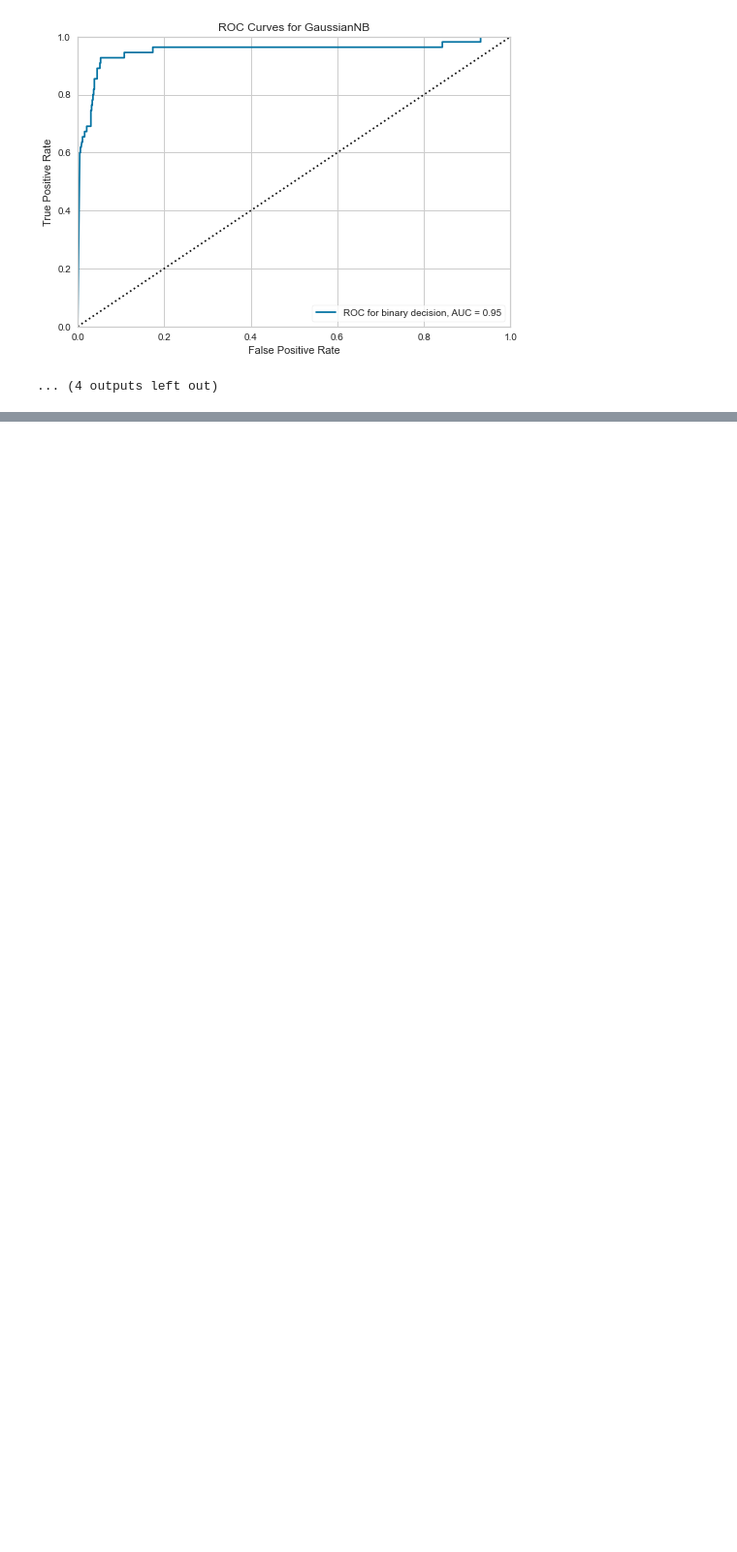
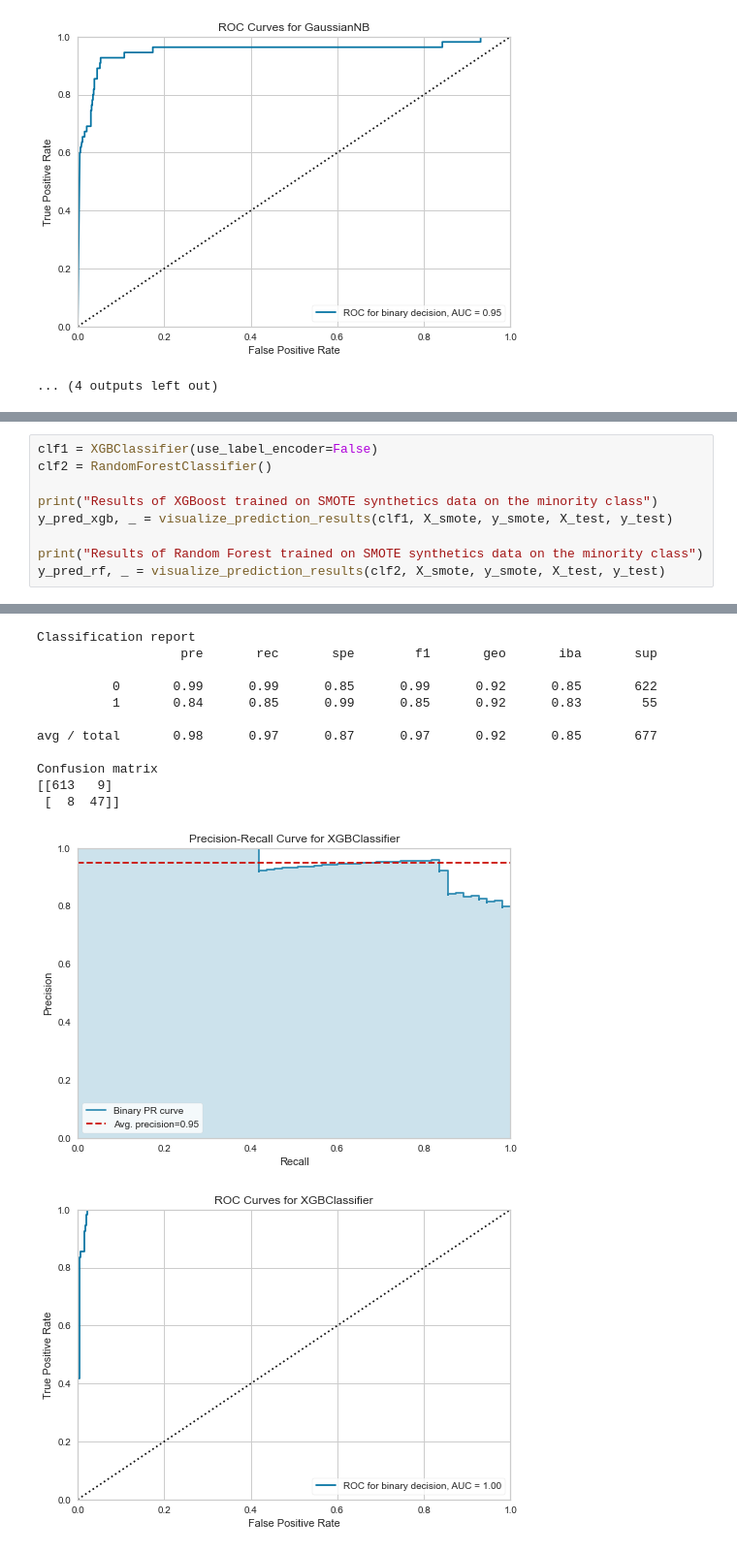
Before and after one commit to foukonana/campaign_result_prediction, a Jupyter notebook: Analysis/part3.ipynb, the cells around one changed output, grey strips where cells are left out. Shown: that part at 97% size. Drawn from its saved outputs; the diff is of its cells as text; blank space fills up the shorter version.

```diff
--- a/Analysis/part3.ipynb
+++ b/Analysis/part3.ipynb
@@ -225,0 +295,10 @@ Confusion matrix
+# %%
+clf1 = XGBClassifier(use_label_encoder=False)
+clf2 = RandomForestClassifier()
+
+print("Results of XGBoost trained on SMOTE synthetics data on the minority class")
+y_pred_xgb, _ = visualize_prediction_results(clf1, X_smote, y_smote, X_test, y_test)
+
+print("Results of Random Forest trained on SMOTE synthetics data on the minority class")
+y_pred_rf, _ = visualize_prediction_results(clf2, X_smote, y_smote, X_test, y_test)
+# %% [output]
@@ -225,0 +307,13 @@ Confusion matrix
+Classification report
+                   pre       rec       spe        f1       geo       iba       sup
+
+          0       0.99      0.99      0.85      0.99      0.92      0.85       622
+          1       0.84      0.85      0.99      0.85      0.92      0.83        55
+
+avg / total       0.98      0.97      0.87      0.97      0.92      0.85       677
+
+Confusion matrix
+[[613   9]
+ [  8  47]]
+[figure, added]
+[figure, added]
```
Also changed, not shown: parts of 9 cells of this notebook.
